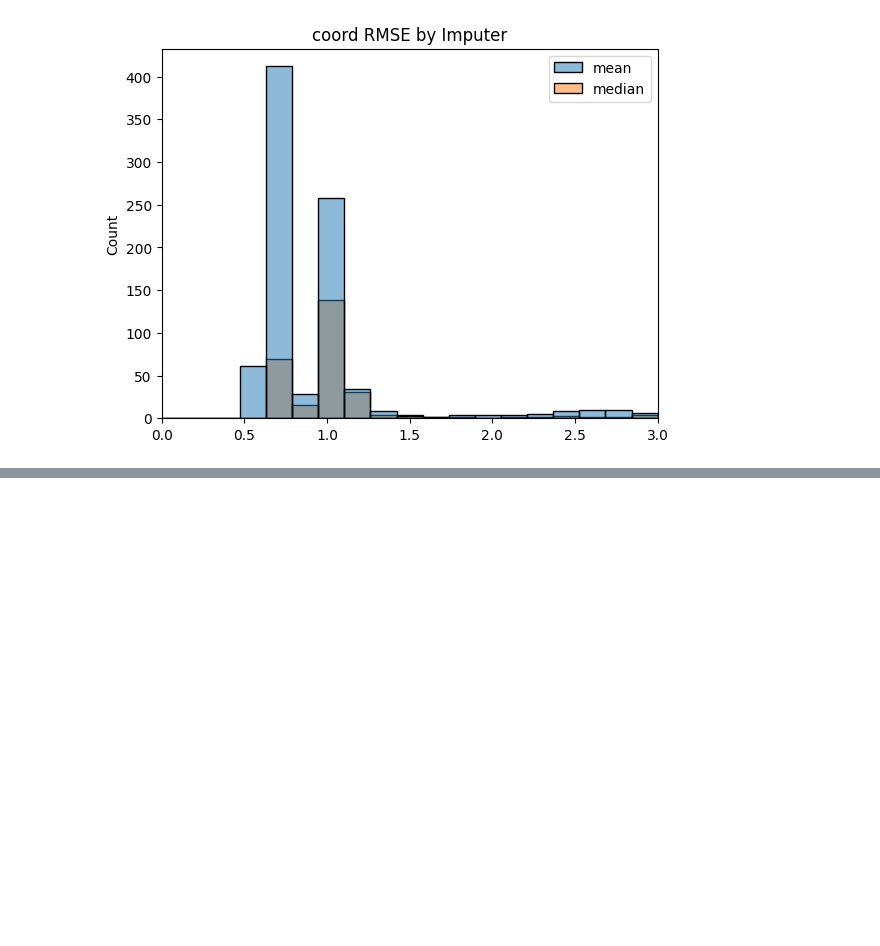
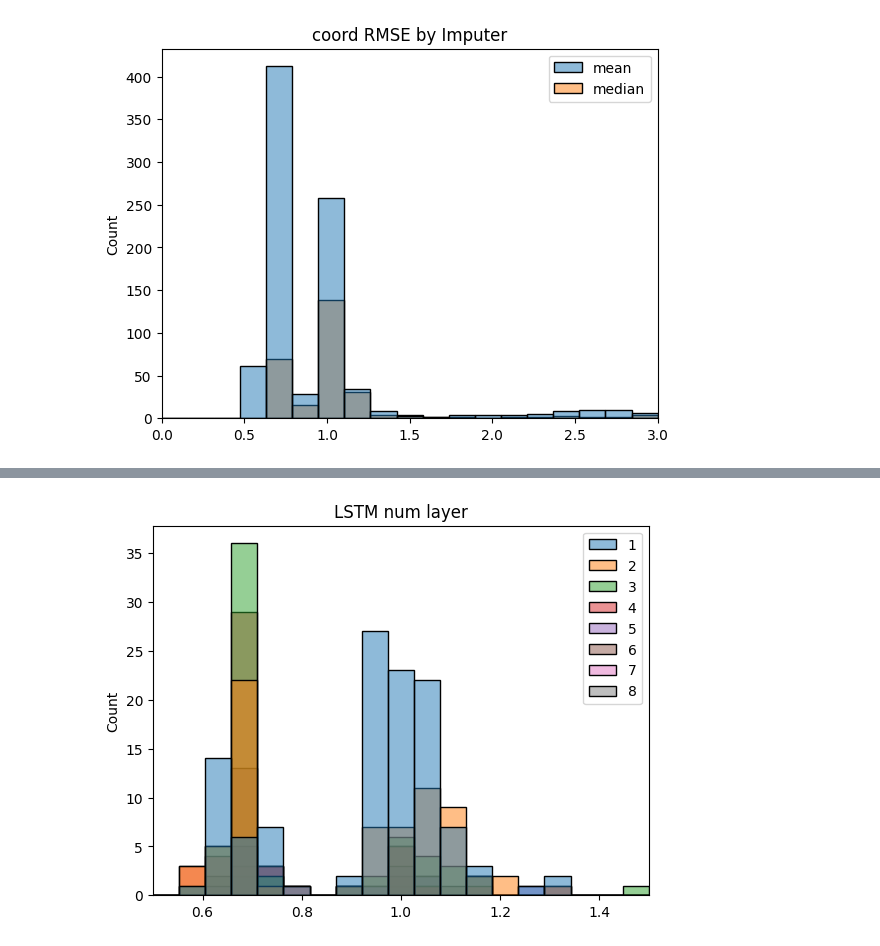
Before and after one commit to seokjin1013/FSR-prediction, a Jupyter notebook: hyperparameter_tuning_result.ipynb, the cells around one changed output, grey strips where cells are left out. Cells and saved outputs as stored; diff of their text form; code cells hidden in the pictures; blank space fills up the shorter version.

```diff
--- a/hyperparameter_tuning_result.ipynb
+++ b/hyperparameter_tuning_result.ipynb
@@ -221,0 +333,22 @@ force, coord
+# %%
+import seaborn as sns
+import matplotlib.pyplot as plt
+import numpy as np
+subject = [
+    ('fsr_model.ANN', 'hidden_size', 'ANN hidden size', 'ann_hidden_size'),
+    ('fsr_model.ANN', 'num_layer', 'ANN num layer', 'ann_num_layer'),
+    ('fsr_model.CNN_LSTM', 'cnn_hidden_size', 'CNN-LSTM cnn hidden size', 'cnn_lstm_cnn_hidden_size'),
+    ('fsr_model.CNN_LSTM', 'lstm_hidden_size', 'CNN-LSTM lstm hidden size', 'cnn_lstm_lstm_hidden_size'),
+    ('fsr_model.CNN_LSTM', 'cnn_num_layer', 'CNN-LSTM cnn num layer', 'cnn_lstm_cnn_num_layer'),
+    ('fsr_model.CNN_LSTM', 'lstm_num_layer', 'CNN-LSTM lstm num layer', 'cnn_lstm_lstm_num_layer'),
+    ('fsr_model.LSTM', 'hidden_size', 'LSTM hidden size', 'lstm_hidden_size'),
+    ('fsr_model.LSTM', 'num_layer', 'LSTM num layer', 'lstm_num_layer'),
+]
+for model, arg, title, filename in subject:
+    plt.cla()
+    sns.histplot(coord[model][arg], bins=np.linspace(0.5, 1.5, 20))
+    plt.xlim(0.5, 1.5)
+    plt.title(title)
+    plt.savefig(f'images/tuning_result_{filename}_coord.png', transparent=True)
+# %% [output]
+[figure, added]
```
Also changed, not shown: parts of 4 cells of this notebook, 22 other files.
